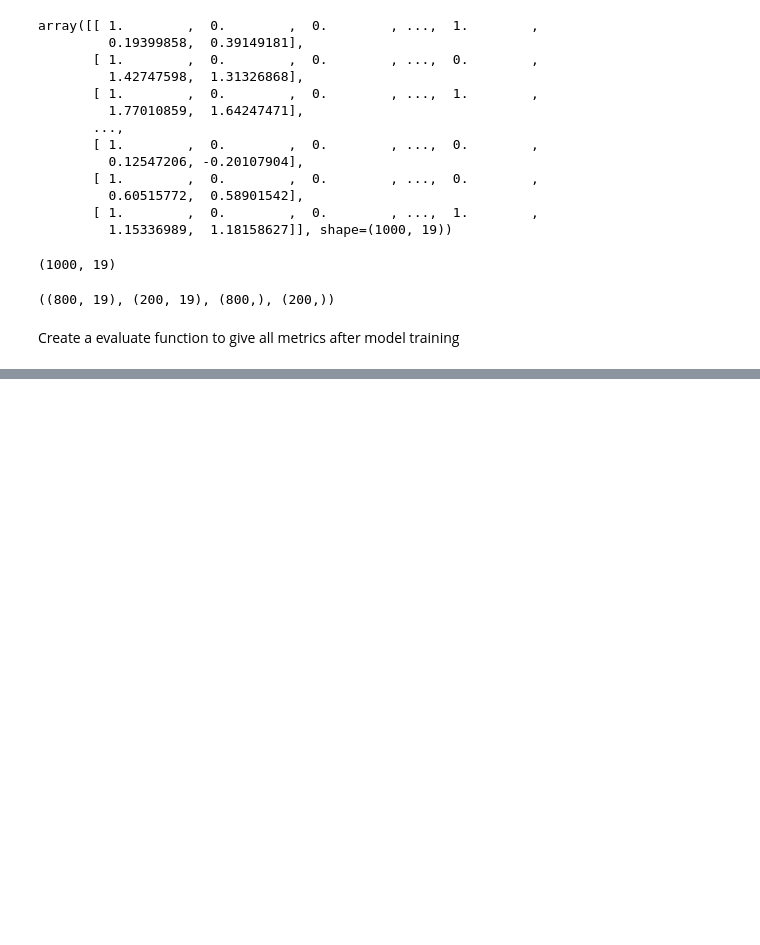
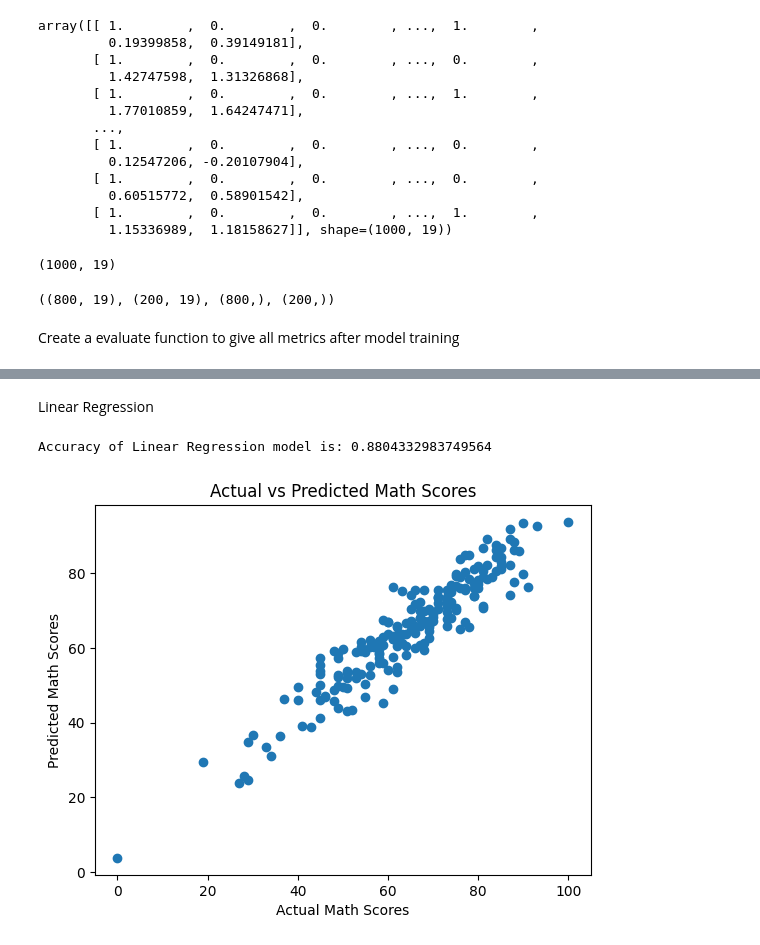
Before and after one commit to JavierPachas/e2eproject, a Jupyter notebook: notebook/2. Model training.ipynb, the cells around one changed output, grey strips where cells are left out. Cells and saved outputs as stored; diff of their text form; code cells hidden in the pictures; blank space fills up the shorter version.

Commit message:
model trainer

```diff
--- a/notebook/2. Model training.ipynb
+++ b/notebook/2. Model training.ipynb
@@ -174,0 +189,18 @@ MSE: 41.90370559692383, RMSE: 6.47330716071189, MAE: 5.057730674743652, R2 Score
+# %% [markdown]
+Linear Regression
+# %%
+lin_model = LinearRegression(fit_intercept=True)
+lin_model.fit(X_train, y_train)
+y_test_pred = lin_model.predict(X_test)
+score = r2_score(y_test, y_test_pred)
+print("Accuracy of Linear Regression model is:", score)
+# %% [output]
+Accuracy of Linear Regression model is: 0.8804332983749564
+# %%
+plt.scatter(y_test, y_test_pred)
+plt.xlabel("Actual Math Scores")
+plt.ylabel("Predicted Math Scores")
+plt.title("Actual vs Predicted Math Scores")
+plt.show()
+# %% [output]
+[figure, added]
```
Also changed, not shown: parts of 6 cells of this notebook, 9 other files.
